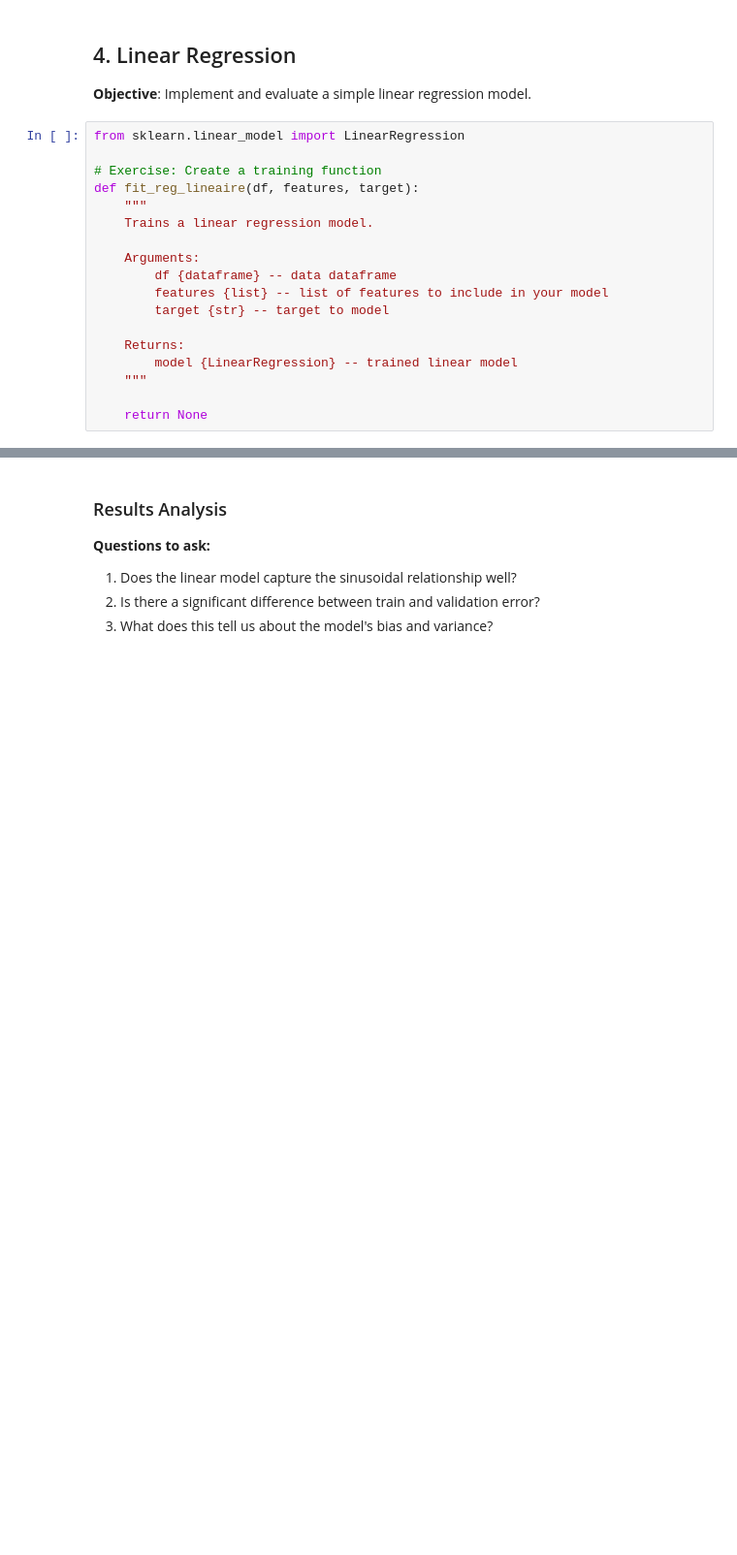
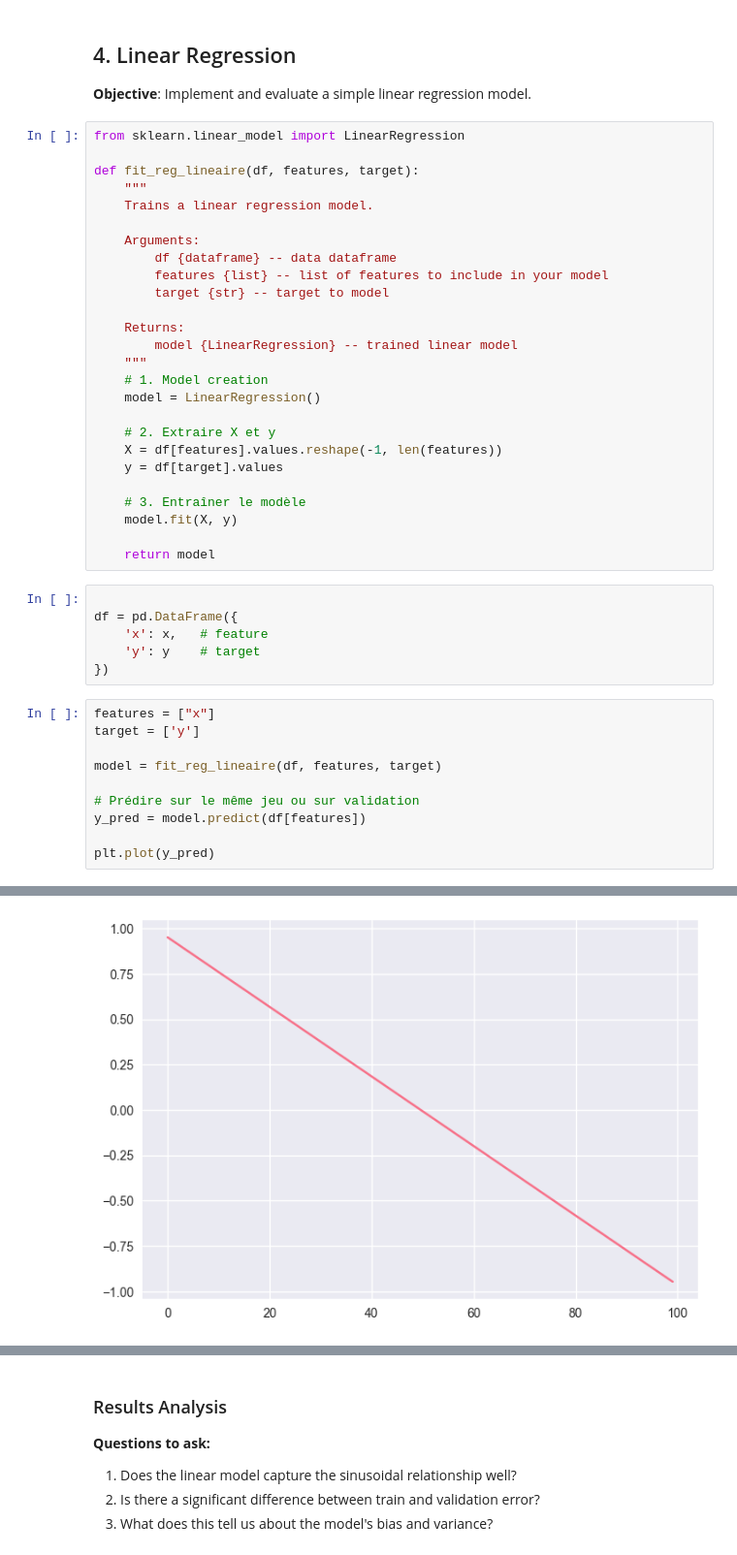
Before and after one commit to Poreck20/MoSEF-Applied-ML_Alpha_Djema, a Jupyter notebook: notebook/Model selection bias vs variance.ipynb, the cells around one changed output, grey strips where cells are left out. Shown at 97% size. Cells and saved outputs as stored; diff of their text form; blank space fills up the shorter version.

```diff
--- a/notebook/Model selection bias vs variance.ipynb
+++ b/notebook/Model selection bias vs variance.ipynb
@@ -82,7 +133,6 @@ plt.show()
 # %%
 from sklearn.linear_model import LinearRegression
 
-# Exercise: Create a training function
 def fit_reg_lineaire(df, features, target):
     """
     Trains a linear regression model.
@@ -95,5 +145,31 @@ def fit_reg_lineaire(df, features, target):
     Returns:
         model {LinearRegression} -- trained linear model
     """
+    # 1. Model creation
+    model = LinearRegression()
 
-    return None
+    # 2. Extraire X et y
+    X = df[features].values.reshape(-1, len(features))
+    y = df[target].values
+
+    # 3. Entraîner le modèle
+    model.fit(X, y)
+
+    return model
+# %%
+
+df = pd.DataFrame({
+    'x': x,   # feature
+    'y': y    # target
+})
+# %%
+features = ["x"]
+target = ['y']
+
+model = fit_reg_lineaire(df, features, target)
+
+# Prédire sur le même jeu ou sur validation
+y_pred = model.predict(df[features])
+
+plt.plot(y_pred)
+# %% [output]
@@ -100,3 +177,4 @@ def fit_reg_lineaire(df, features, target):
+[figure, added]
 # %%
 from sklearn.metrics import mean_squared_error, mean_absolute_error
 
```
Also changed, not shown: parts of 19 cells of this notebook.
